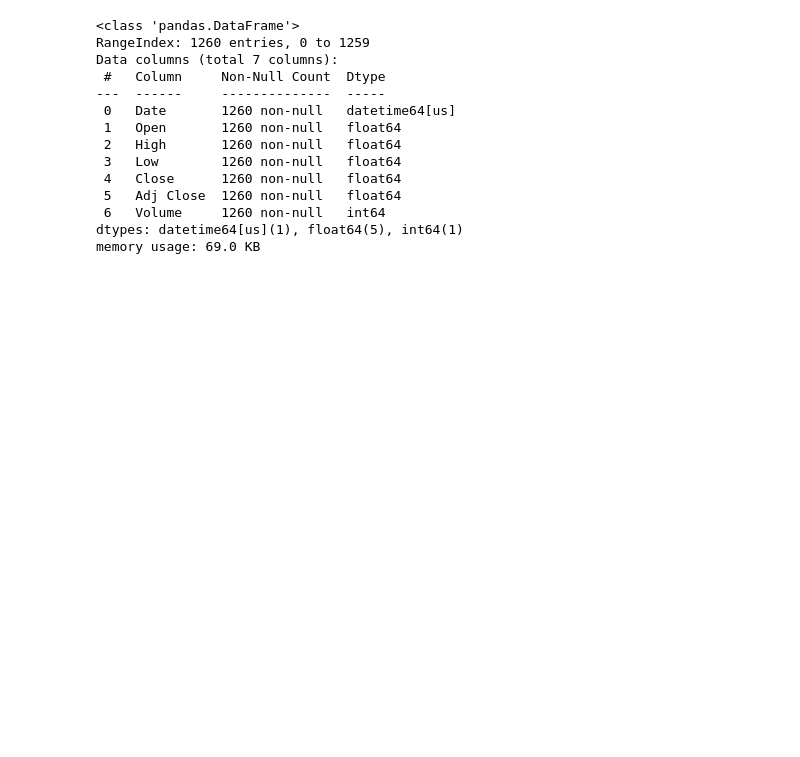
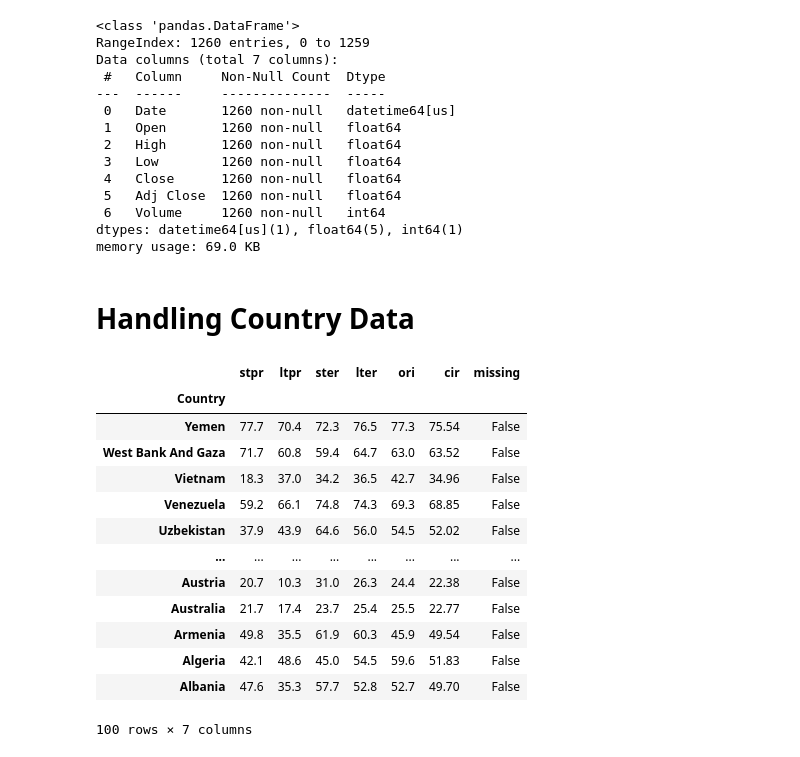
Before and after one commit to onionmccabbage/pythonFurtherAdvancedNov2026, a Jupyter notebook: data_prep.ipynb, the cells around one changed output. Cells and saved outputs as stored; diff of their text form; code cells hidden in the pictures; blank space fills up the shorter version.

Commit message:
correlation data sets

```diff
--- a/data_prep.ipynb
+++ b/data_prep.ipynb
@@ -182,3 +182,26 @@ Data columns (total 7 columns):
  6   Volume     1260 non-null   int64
 dtypes: datetime64[us](1), float64(5), int64(1)
 memory usage: 69.0 KB
+# %% [markdown]
+# Handling Country Data
+# %%
+risk_dfi['missing'] = risk_dfi['ori'].isna() == True
+# our objective is to deal with any missing values
+m = risk_dfi.mean()
+m # the mean will ignore missing members
+risk_dfi.fillna( m )
+# %% [output]
+|  | stpr | ltpr | ster | lter | ori | cir | missing |
+| Country |  |  |  |  |  |  |  |
+| Yemen | 77.7 | 70.4 | 72.3 | 76.5 | 77.3 | 75.54 | False |
+| West Bank And Gaza | 71.7 | 60.8 | 59.4 | 64.7 | 63.0 | 63.52 | False |
+| Vietnam | 18.3 | 37.0 | 34.2 | 36.5 | 42.7 | 34.96 | False |
+| Venezuela | 59.2 | 66.1 | 74.8 | 74.3 | 69.3 | 68.85 | False |
+| Uzbekistan | 37.9 | 43.9 | 64.6 | 56.0 | 54.5 | 52.02 | False |
+| ... | ... | ... | ... | ... | ... | ... | ... |
+| Austria | 20.7 | 10.3 | 31.0 | 26.3 | 24.4 | 22.38 | False |
+| Australia | 21.7 | 17.4 | 23.7 | 25.4 | 25.5 | 22.77 | False |
+| Armenia | 49.8 | 35.5 | 61.9 | 60.3 | 45.9 | 49.54 | False |
+| Algeria | 42.1 | 48.6 | 45.0 | 54.5 | 59.6 | 51.83 | False |
+| Albania | 47.6 | 35.3 | 57.7 | 52.8 | 52.7 | 49.70 | False |
+100 rows × 7 columns
```
Also changed, not shown: parts of 1 cell of this notebook, 2 other files.
